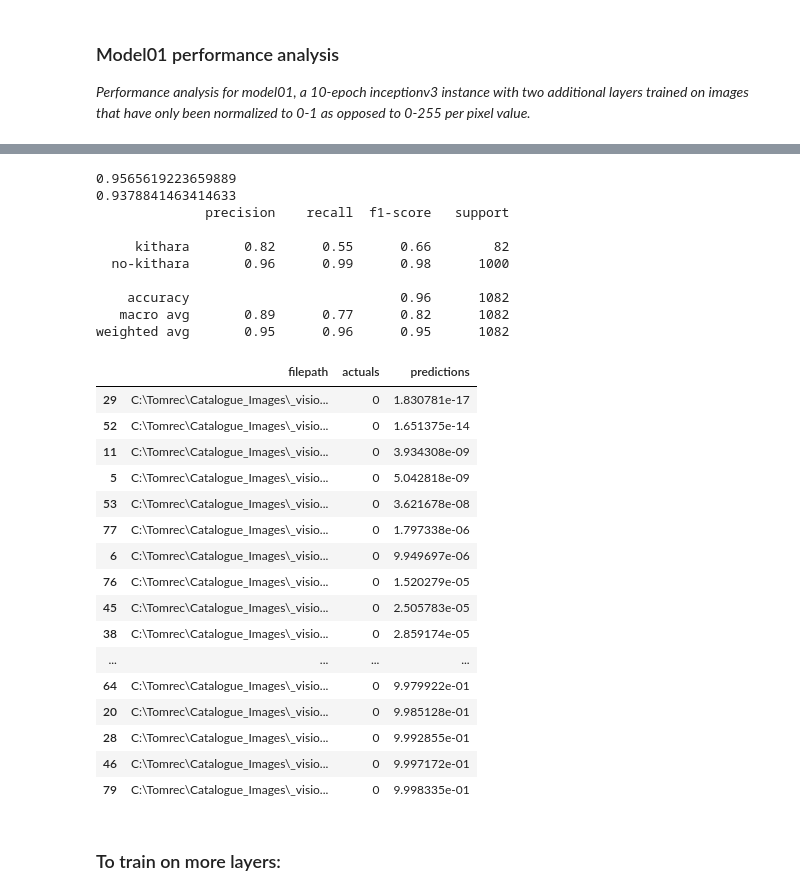
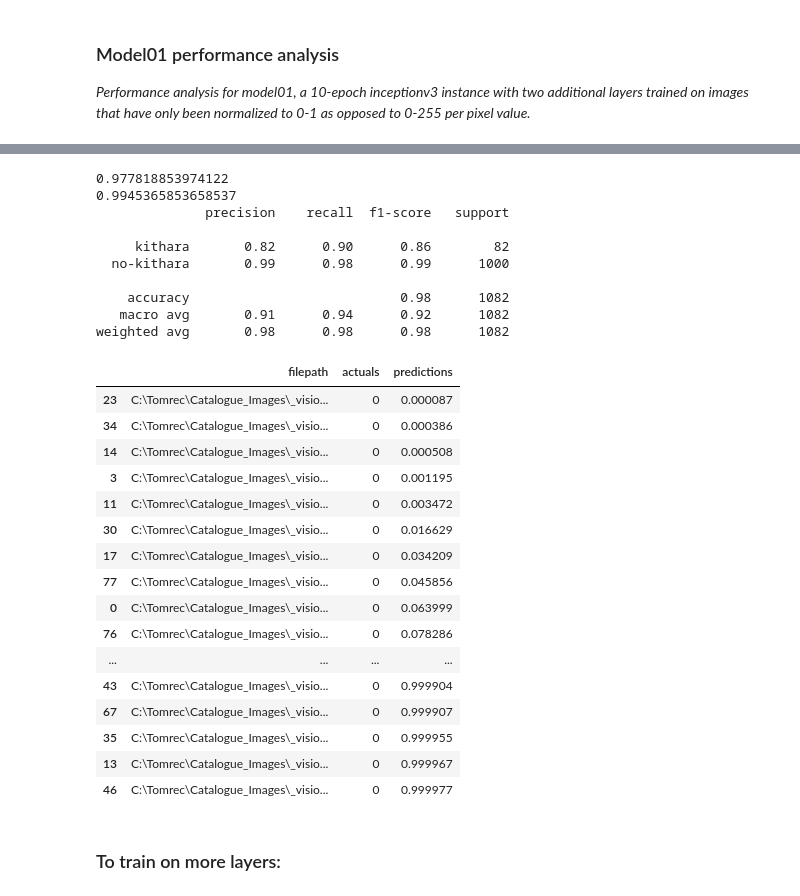
Before and after one commit to vai2fc/ds4-cv-vases, a Jupyter notebook: notebooks/03c_inceptionv3-model-train60-validate20-test20-w-image-augmentation.ipynb, the cells around one changed output, grey strips where cells are left out. Saved outputs shown, nothing was run; the diff lists cells and outputs as text; code cells hidden in the pictures.

```diff
--- a/notebooks/03c_inceptionv3-model-train60-validate20-test20-w-image-augmentation.ipynb
+++ b/notebooks/03c_inceptionv3-model-train60-validate20-test20-w-image-augmentation.ipynb
@@ -232,8 +232,8 @@ epochs = 15
 # fit the model based on the normalized training data
 # write the comparative metrics on the normalized training and testing data to history
 history = model.fit(
-  train60_ds,
-  validation_data = val20_ds,
+  train_gen,
+  validation_data = val_gen,
   epochs=epochs
 )
 # %% [output]
@@ -259,7 +259,7 @@ Epoch 15/15
 # %%
 # predict the probability of kithara / no-kithara label of the normalized_val_ds images
 # N.B. COMMENT OUT THIS CELL ONCE IT HAS BEEN RUN TO PREVENT ACCIDENTALLY RE-RUNNING IT
-test_predictions = model.predict(test20_ds)
+test_predictions = model.predict(test_gen)
 # %%
 # check the min/max probabilities of predicted kithara / no-kithara labels
 print(test_predictions.min(axis = 0))
@@ -354,40 +354,40 @@ print(roc_auc_score(test_labels, test_predictions[:,1]))
 # print the overall classification report with precision, recall, accuracy, and f1-scores
 print(classification_report(test_labels, predicted_class, target_names = class_names))
 # %% [output]
-0.9565619223659889
-0.9378841463414633
+0.977818853974122
+0.9945365853658537
               precision    recall  f1-score   support
 
-     kithara       0.82      0.55      0.66        82
-  no-kithara       0.96      0.99      0.98      1000
+     kithara       0.82      0.90      0.86        82
+  no-kithara       0.99      0.98      0.99      1000
 
-    accuracy                           0.96      1082
-   macro avg       0.89      0.77      0.82      1082
-weighted avg       0.95      0.96      0.95      1082
+    accuracy                           0.98      1082
+   macro avg       0.91      0.94      0.92      1082
+weighted avg       0.98      0.98      0.98      1082
 # %%
 # create a dataframe to hold the filenames, actual values, and predicted no-kithara probability
-pred_df = pd.DataFrame({'filepath': filepaths, 'actuals': test_labels, 'predictions': test_predictions[:,0]})
+pred_df = pd.DataFrame({'filepath': filepaths_test, 'actuals': test_labels, 'predictions': test_predictions[:,0]})
 
 # take a look at the dataframe where the known value was a kithara
 pred_df[pred_df['actuals'] == 0].sort_values('predictions')
 # %% [output]
 |  | filepath | actuals | predictions |
-| 29 | C:\Tomrec\Catalogue_Images\_visio... | 0 | 1.830781e-17 |
-| 52 | C:\Tomrec\Catalogue_Images\_visio... | 0 | 1.651375e-14 |
-| 11 | C:\Tomrec\Catalogue_Images\_visio... | 0 | 3.934308e-09 |
-| 5 | C:\Tomrec\Catalogue_Images\_visio... | 0 | 5.042818e-09 |
-| 53 | C:\Tomrec\Catalogue_Images\_visio... | 0 | 3.621678e-08 |
-| 77 | C:\Tomrec\Catalogue_Images\_visio... | 0 | 1.797338e-06 |
-| 6 | C:\Tomrec\Catalogue_Images\_visio... | 0 | 9.949697e-06 |
-| 76 | C:\Tomrec\Catalogue_Images\_visio... | 0 | 1.520279e-05 |
-| 45 | C:\Tomrec\Catalogue_Images\_visio... | 0 | 2.505783e-05 |
-| 38 | C:\Tomrec\Catalogue_Images\_visio... | 0 | 2.859174e-05 |
+| 23 | C:\Tomrec\Catalogue_Images\_visio... | 0 | 0.000087 |
+| 34 | C:\Tomrec\Catalogue_Images\_visio... | 0 | 0.000386 |
+| 14 | C:\Tomrec\Catalogue_Images\_visio... | 0 | 0.000508 |
+| 3 | C:\Tomrec\Catalogue_Images\_visio... | 0 | 0.001195 |
+| 11 | C:\Tomrec\Catalogue_Images\_visio... | 0 | 0.003472 |
+| 30 | C:\Tomrec\Catalogue_Images\_visio... | 0 | 0.016629 |
+| 17 | C:\Tomrec\Catalogue_Images\_visio... | 0 | 0.034209 |
+| 77 | C:\Tomrec\Catalogue_Images\_visio... | 0 | 0.045856 |
+| 0 | C:\Tomrec\Catalogue_Images\_visio... | 0 | 0.063999 |
+| 76 | C:\Tomrec\Catalogue_Images\_visio... | 0 | 0.078286 |
 | ... | ... | ... | ... |
-| 64 | C:\Tomrec\Catalogue_Images\_visio... | 0 | 9.979922e-01 |
-| 20 | C:\Tomrec\Catalogue_Images\_visio... | 0 | 9.985128e-01 |
-| 28 | C:\Tomrec\Catalogue_Images\_visio... | 0 | 9.992855e-01 |
-| 46 | C:\Tomrec\Catalogue_Images\_visio... | 0 | 9.997172e-01 |
-| 79 | C:\Tomrec\Catalogue_Images\_visio... | 0 | 9.998335e-01 |
+| 43 | C:\Tomrec\Catalogue_Images\_visio... | 0 | 0.999904 |
+| 67 | C:\Tomrec\Catalogue_Images\_visio... | 0 | 0.999907 |
+| 35 | C:\Tomrec\Catalogue_Images\_visio... | 0 | 0.999955 |
+| 13 | C:\Tomrec\Catalogue_Images\_visio... | 0 | 0.999967 |
+| 46 | C:\Tomrec\Catalogue_Images\_visio... | 0 | 0.999977 |
 # %%
 # # check to see if specific images are included in the training dataset
 # pred_df01[pred_df01['filepath'].str.contains('IMAG9081')]
```
Also changed, not shown: parts of 8 cells of this notebook.
